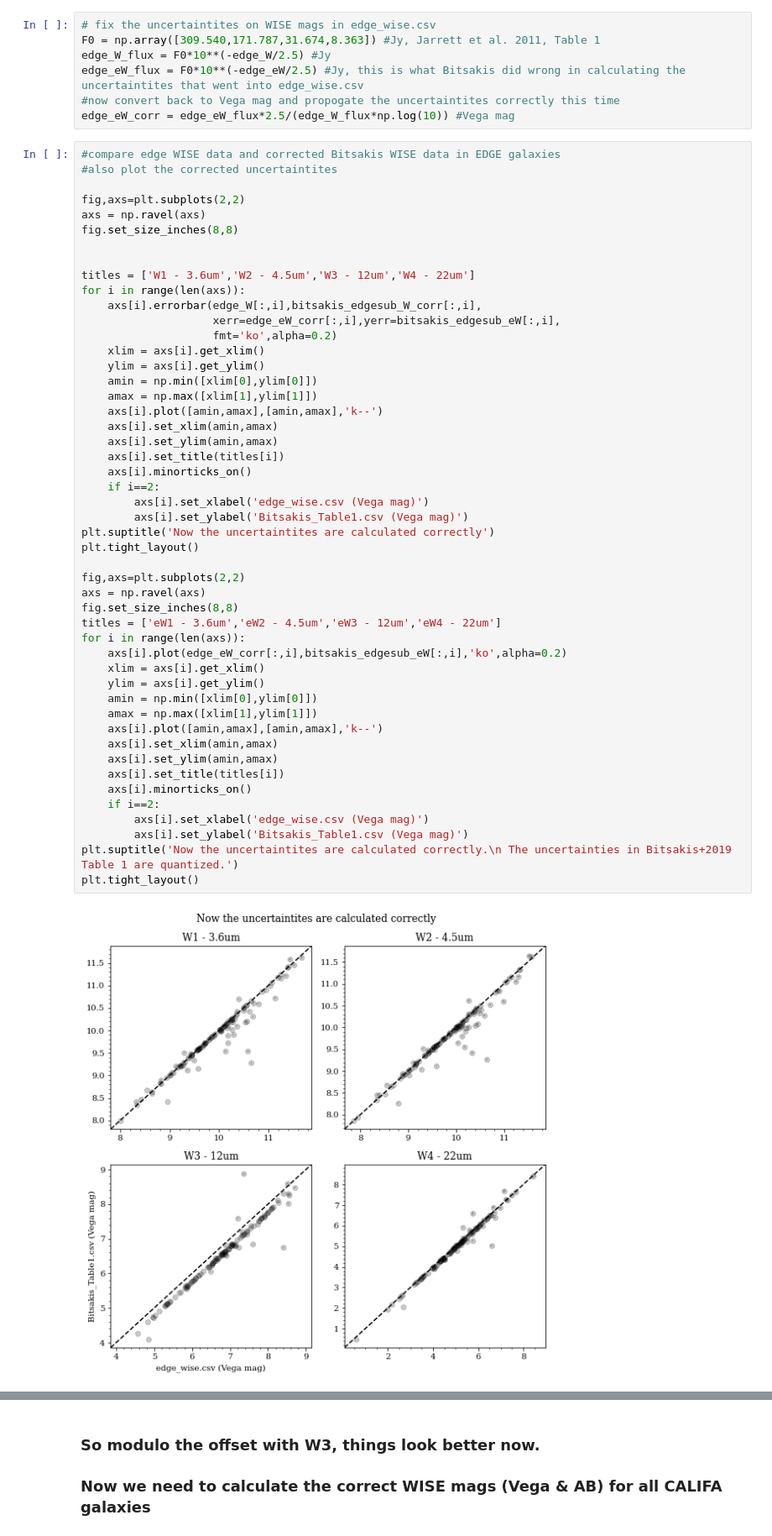
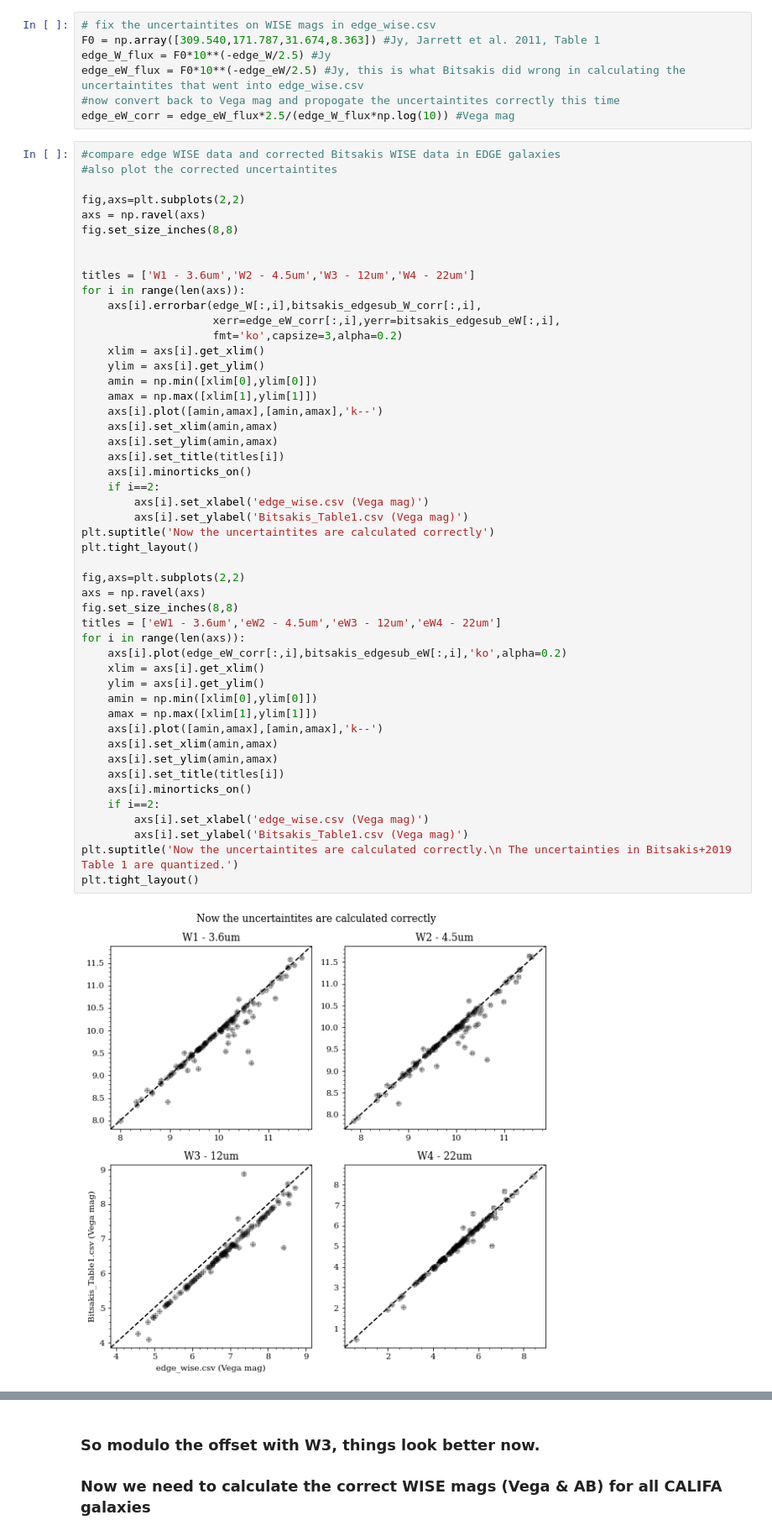
Before and after one commit to rclevy/edge, a Jupyter notebook: WISE_Flux_Check/EDGE Database WISE Flux Check.ipynb, the cells around one changed output, grey strips where cells are left out. Shown at 84% size. Drawn from its saved outputs; the diff is of its cells as text.

```diff
--- a/WISE_Flux_Check/EDGE Database WISE Flux Check.ipynb
+++ b/WISE_Flux_Check/EDGE Database WISE Flux Check.ipynb
@@ -199,7 +246,7 @@ titles = ['W1 - 3.6um','W2 - 4.5um','W3 - 12um','W4 - 22um']
 for i in range(len(axs)):
     axs[i].errorbar(edge_W[:,i],bitsakis_edgesub_W_corr[:,i],
                     xerr=edge_eW_corr[:,i],yerr=bitsakis_edgesub_eW[:,i],
-                    fmt='ko',alpha=0.2)
+                    fmt='ko',capsize=3,alpha=0.2)
     xlim = axs[i].get_xlim()
     ylim = axs[i].get_ylim()
     amin = np.min([xlim[0],ylim[0]])
@@ -209,34 +256,34 @@ for i in range(len(axs)):
     axs[i].set_ylim(amin,amax)
     axs[i].set_title(titles[i])
     axs[i].minorticks_on()
     if i==2:
         axs[i].set_xlabel('edge_wise.csv (Vega mag)')
         axs[i].set_ylabel('Bitsakis_Table1.csv (Vega mag)')
 plt.suptitle('Now the uncertaintites are calculated correctly')
 plt.tight_layout()
 
 fig,axs=plt.subplots(2,2)
 axs = np.ravel(axs)
 fig.set_size_inches(8,8)
 titles = ['eW1 - 3.6um','eW2 - 4.5um','eW3 - 12um','eW4 - 22um']
 for i in range(len(axs)):
     axs[i].plot(edge_eW_corr[:,i],bitsakis_edgesub_eW[:,i],'ko',alpha=0.2)
     xlim = axs[i].get_xlim()
     ylim = axs[i].get_ylim()
     amin = np.min([xlim[0],ylim[0]])
     amax = np.max([xlim[1],ylim[1]])
     axs[i].plot([amin,amax],[amin,amax],'k--')
     axs[i].set_xlim(amin,amax)
     axs[i].set_ylim(amin,amax)
     axs[i].set_title(titles[i])
     axs[i].minorticks_on()
     if i==2:
         axs[i].set_xlabel('edge_wise.csv (Vega mag)')
         axs[i].set_ylabel('Bitsakis_Table1.csv (Vega mag)')
 plt.suptitle('Now the uncertaintites are calculated correctly.\n The uncertainties in Bitsakis+2019 Table 1 are quantized.')
 plt.tight_layout()
 # %% [output]
-[figure, old version]
+[figure, new version]
 [figure]
 # %% [markdown]
 ### So modulo the offset with W3, things look better now.
```
Also changed, not shown: parts of 7 cells of this notebook, 1 other file.
